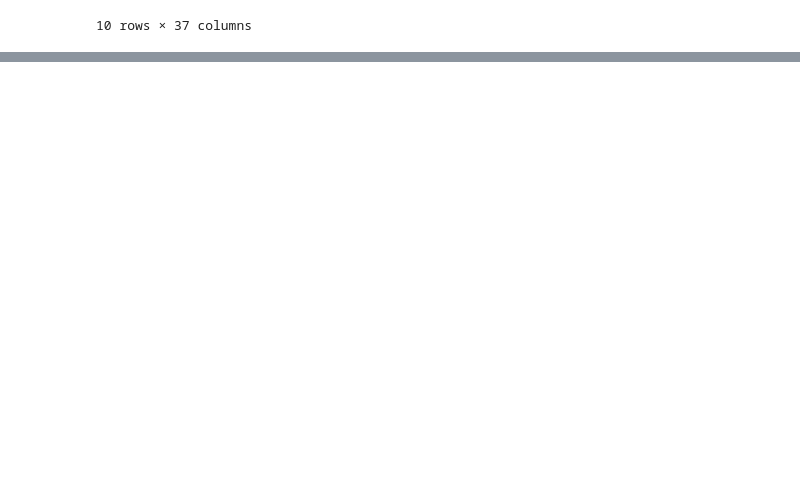
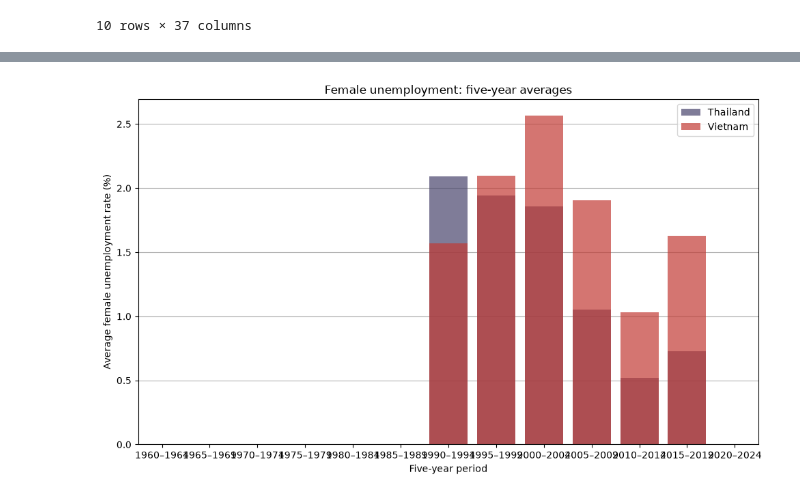
Before and after one commit to benly03/DSC-209R-Project-2, a Jupyter notebook: project2.ipynb, the cells around one changed output, grey strips where cells are left out. Drawn from its saved outputs; the diff is of its cells as text; code cells hidden in the pictures; blank space fills up the shorter version.

```diff
--- a/project2.ipynb
+++ b/project2.ipynb
@@ -43,3 +43,13 @@ Index(['Country Name', 'Country Code', 'Year',
 viet_df = view_df[view_df['Country Name'] == 'Vietnam']
 phil_df = view_df[view_df['Country Name'] == 'Philippines']
 thai_df = view_df[view_df['Country Name'] == 'Thailand']
+
+X='Year'
+Y_mean_v = viet_df['average_value_Unemployment, female (% of female labor force) (modeled ILO estimate)'].mean()
+Y_mean_t = thai_df['average_value_Unemployment, female (% of female labor force) (modeled ILO estimate)'].mean()
+Y = 'average_value_Unemployment, female (% of female labor force) (modeled ILO estimate)'
+
+Y2 = viet_df['average_value_Unemployment, female (% of female labor force) (modeled ILO estimate)']
+Y2_log = np.log1p(Y2)
+
+viet_df['average_value_Unemployment, female (% of female labor force) (modeled ILO estimate) log'] = Y2_log
@@ -101,0 +136,53 @@ Text(0.5, 1.0, 'Thailand has Always had a Better Unemployment Performance Compar
+# %%
+
+
+Y = 'average_value_Unemployment, female (% of female labor force) (modeled ILO estimate)'
+
+combined = pd.concat([
+    viet_df.assign(Country='Vietnam'),
+    thai_df.assign(Country='Thailand')
+], ignore_index=True)
+
+combined['Year'] = pd.to_numeric(combined['Year'])
+
+# Assign each year to a five-year period
+combined['Period_start'] = (combined['Year'] // 5) * 5
+
+# Calculate each country's average within each period
+five_year_avg = (
+    combined.groupby(['Period_start', 'Country'])[Y]
+    .mean()
+    .reset_index()
+)
+
+five_year_avg['Period'] = (
+    five_year_avg['Period_start'].astype(str)
+    + '–'
+    + (five_year_avg['Period_start'] + 4).astype(str)
+)
+
+fig, ax = plt.subplots(figsize=(10, 6))
+
+# Overlapping bars
+for country, color in [('Thailand', '#443E73'), ('Vietnam', '#DA251D')]:
+    sns.barplot(
+        data=five_year_avg[five_year_avg['Country'] == country],
+        x='Period', y=Y,
+        order=five_year_avg['Period'].drop_duplicates().tolist(),
+        color=color, label=country,
+        alpha=0.7, errorbar=None, ax=ax
+    )
+
+ax.set(
+    xlabel='Five-year period',
+    ylabel='Average female unemployment rate (%)',
+    title='Female unemployment: five-year averages'
+)
+ax.grid(axis='y', alpha=1)
+ax.set_axisbelow(True)
+ax.legend()
+
+plt.tight_layout()
+plt.show()
+# %% [output]
+[figure, added]
```
Also changed, not shown: parts of 5 cells of this notebook, 4 other files.
